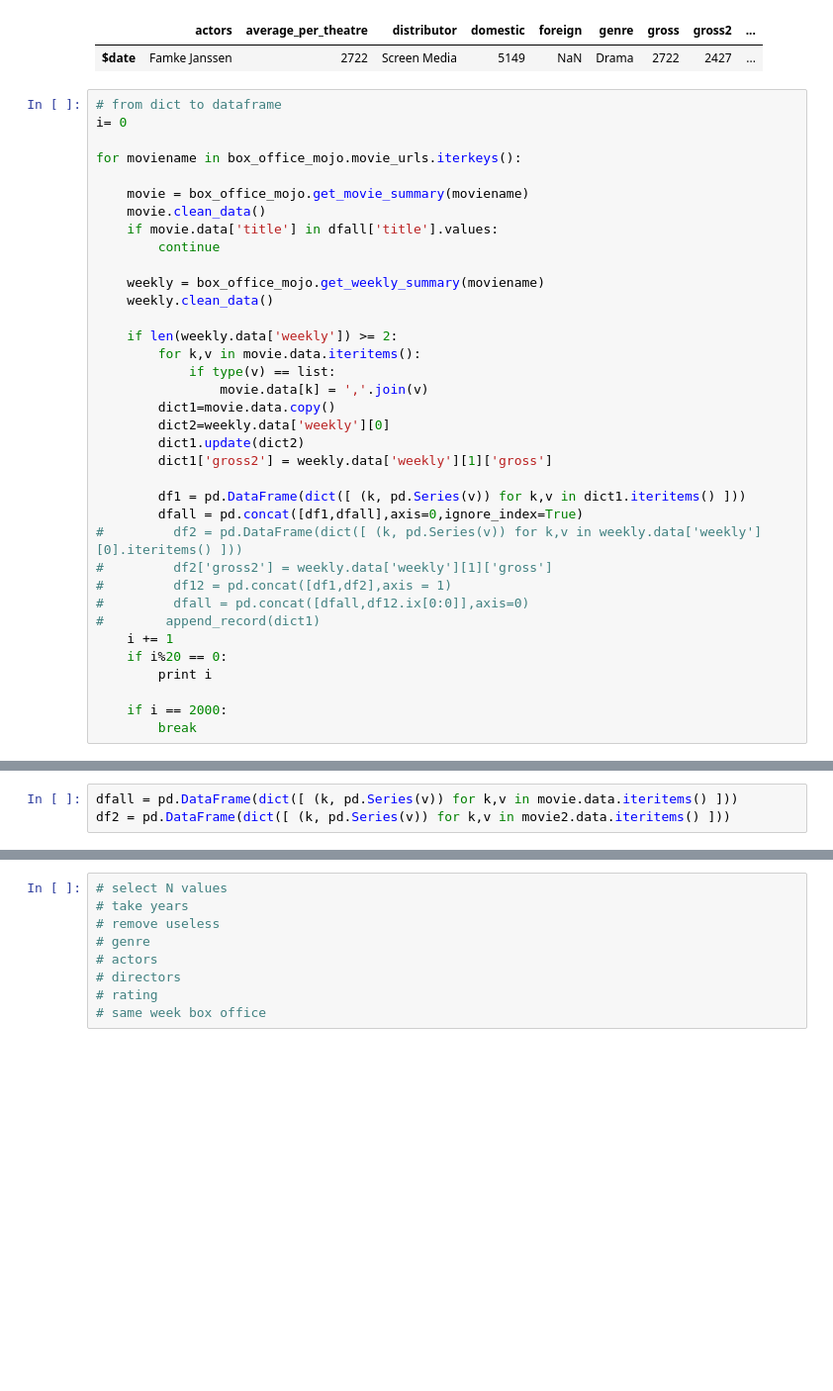
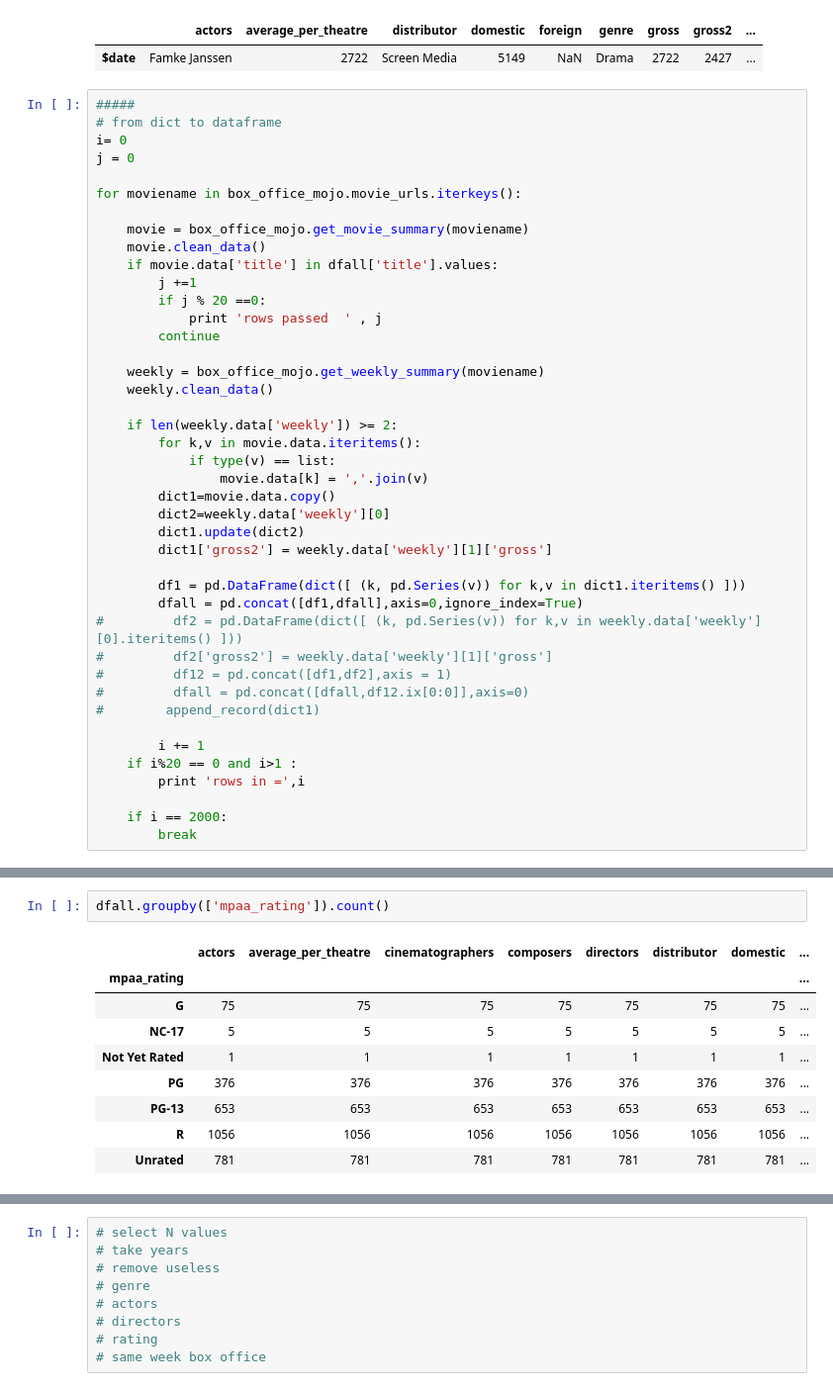
Before and after one commit to Hongtian22/capstone_project, a Jupyter notebook: Code/try.ipynb, the cells around one changed output, grey strips where cells are left out. Shown: that part at 99% size. Drawn from its saved outputs; the diff is of its cells as text; blank space fills up the shorter version.

```diff
--- a/Code/try.ipynb
+++ b/Code/try.ipynb
@@ -391,14 +398,19 @@ pd.read_json('my_file')
 |  | actors | average_per_theatre | distributor | domestic | foreign | genre | gross | gross2 | ... |
 | $date | Famke Janssen | 2722 | Screen Media | 5149 | NaN | Drama | 2722 | 2427 | ... |
 # %%
+#####
 # from dict to dataframe
 i= 0
+j = 0
 
 for moviename in box_office_mojo.movie_urls.iterkeys():
 
     movie = box_office_mojo.get_movie_summary(moviename)
     movie.clean_data()
     if movie.data['title'] in dfall['title'].values:
+        j +=1
+        if j % 20 ==0:
+            print 'rows passed  ' , j
         continue
 
     weekly = box_office_mojo.get_weekly_summary(moviename)
@@ -420,9 +432,10 @@ for moviename in box_office_mojo.movie_urls.iterkeys():
 #         df12 = pd.concat([df1,df2],axis = 1)
 #         dfall = pd.concat([dfall,df12.ix[0:0]],axis=0)
 #        append_record(dict1)
-    i += 1
-    if i%20 == 0:
-        print i
+
+        i += 1
+    if i%20 == 0 and i>1 :
+        print 'rows in =',i
 
     if i == 2000:
         break
@@ -448,3 +459,0 @@ IndexError: list index out of range
-# %%
-dfall = pd.DataFrame(dict([ (k, pd.Series(v)) for k,v in movie.data.iteritems() ]))
-df2 = pd.DataFrame(dict([ (k, pd.Series(v)) for k,v in movie2.data.iteritems() ]))
@@ -459,0 +512,12 @@ dfall.head()
+# %%
+dfall.groupby(['mpaa_rating']).count()
+# %% [output]
+|  | actors | average_per_theatre | cinematographers | composers | directors | distributor | domestic | ... |
+| mpaa_rating |  |  |  |  |  |  |  | ... |
+| G | 75 | 75 | 75 | 75 | 75 | 75 | 75 | ... |
+| NC-17 | 5 | 5 | 5 | 5 | 5 | 5 | 5 | ... |
+| Not Yet Rated | 1 | 1 | 1 | 1 | 1 | 1 | 1 | ... |
+| PG | 376 | 376 | 376 | 376 | 376 | 376 | 376 | ... |
+| PG-13 | 653 | 653 | 653 | 653 | 653 | 653 | 653 | ... |
+| R | 1056 | 1056 | 1056 | 1056 | 1056 | 1056 | 1056 | ... |
+| Unrated | 781 | 781 | 781 | 781 | 781 | 781 | 781 | ... |
```
Also changed, not shown: parts of 64 cells of this notebook.
